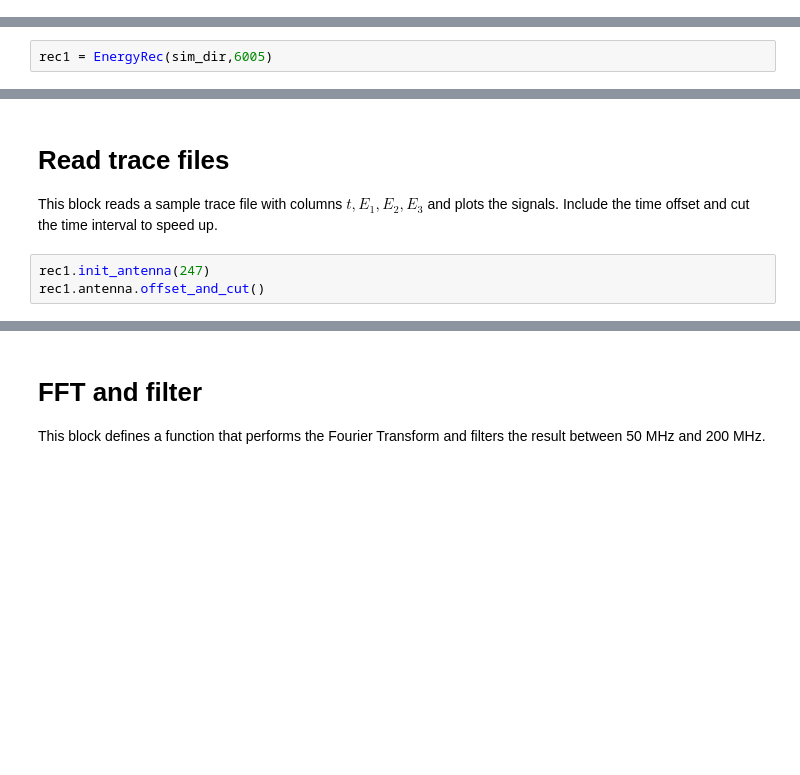
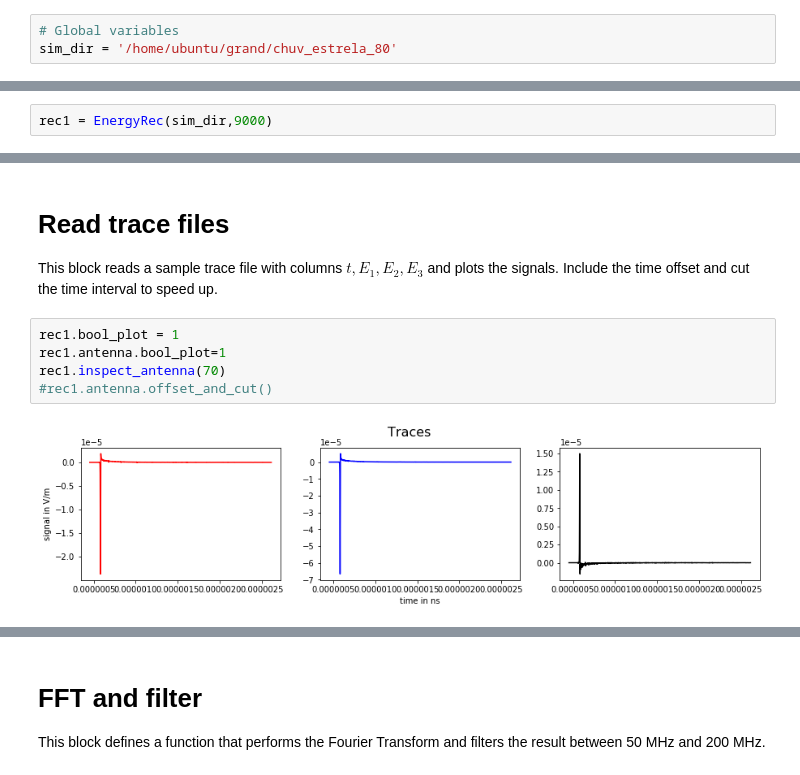
Before and after one commit to grand-mother/grand-energy-rec, a Jupyter notebook: EnergyFluence_Coreas_Class.ipynb, the cells around one changed output, grey strips where cells are left out. Saved outputs shown, nothing was run; the diff lists cells and outputs as text; blank space fills up the shorter version.

```diff
--- a/EnergyFluence_Coreas_Class.ipynb
+++ b/EnergyFluence_Coreas_Class.ipynb
@@ -28,3 +23,6 @@ sim_dir = '/mnt/d/Pesquisa/GRAND/simulation/sim_coreas_muller_1E17_45-65/'
+# %%
+# Global variables
+sim_dir = '/home/ubuntu/grand/chuv_estrela_80'
 # %% [markdown]
 # Declare an instance of the reconstruction class
 # %%
@@ -35,7 +33,7 @@ EnergyRec.thres_low = 0.
 EnergyRec.Antenna.bool_offset = 0
 EnergyRec.thres_high = np.inf
 # %%
-rec1 = EnergyRec(sim_dir,6005)
+rec1 = EnergyRec(sim_dir,9000)
 # %% [output]
 * EnergyRec instance starting values summary:
 --> bool_plot =  False
@@ -51,6 +57,10 @@ rec1 = EnergyRec(sim_dir,6005)
 
 This block reads a sample trace file with columns $t, E_1, E_2, E_3$ and plots the signals.
 Include the time offset and cut the time interval to speed up.
-# %%
-rec1.init_antenna(247)
-rec1.antenna.offset_and_cut()
+# %%
+rec1.bool_plot = 1
+rec1.antenna.bool_plot=1
+rec1.inspect_antenna(70)
+#rec1.antenna.offset_and_cut()
+# %% [output]
+[figure, added]
```
Also changed, not shown: parts of 4 cells of this notebook, 1 other file.
